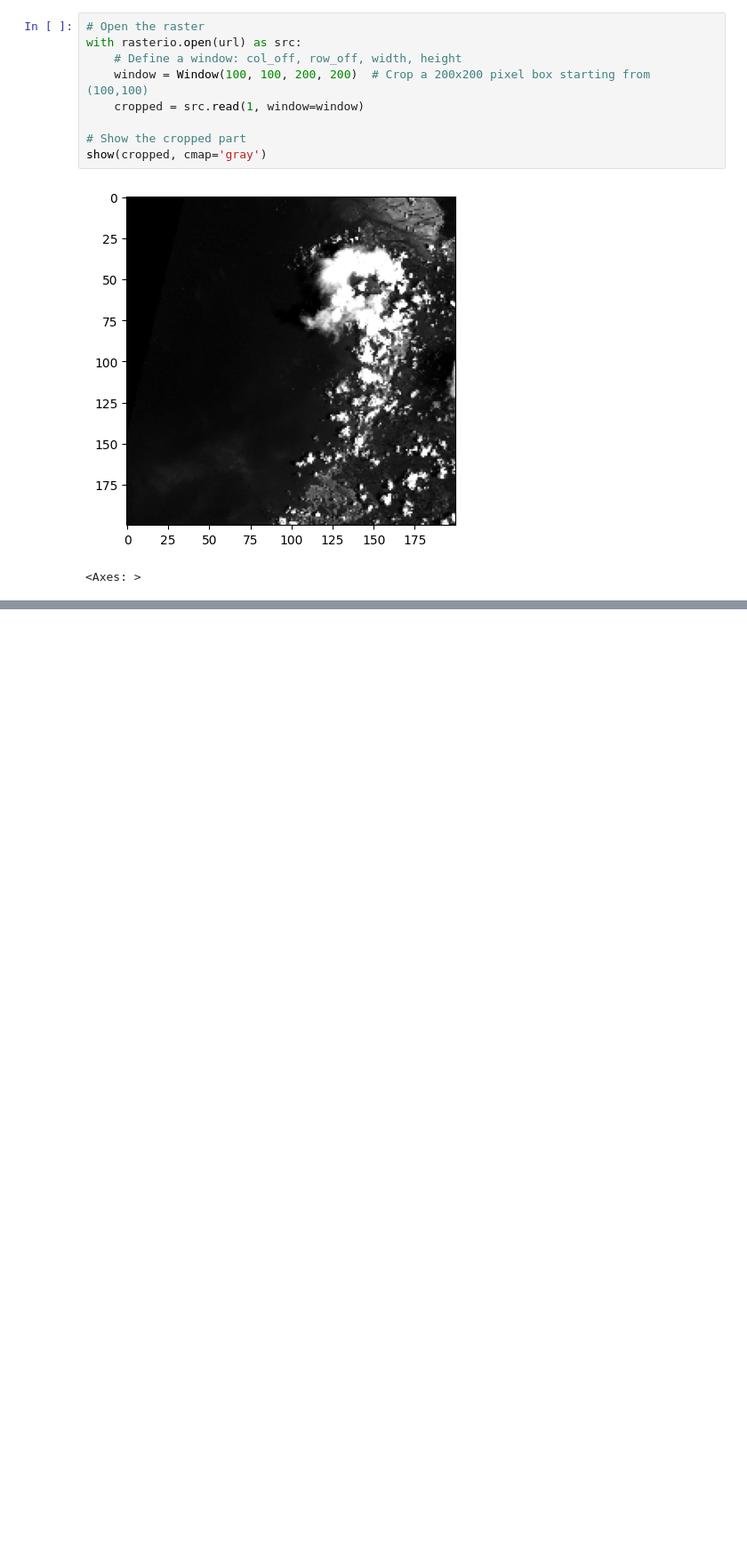
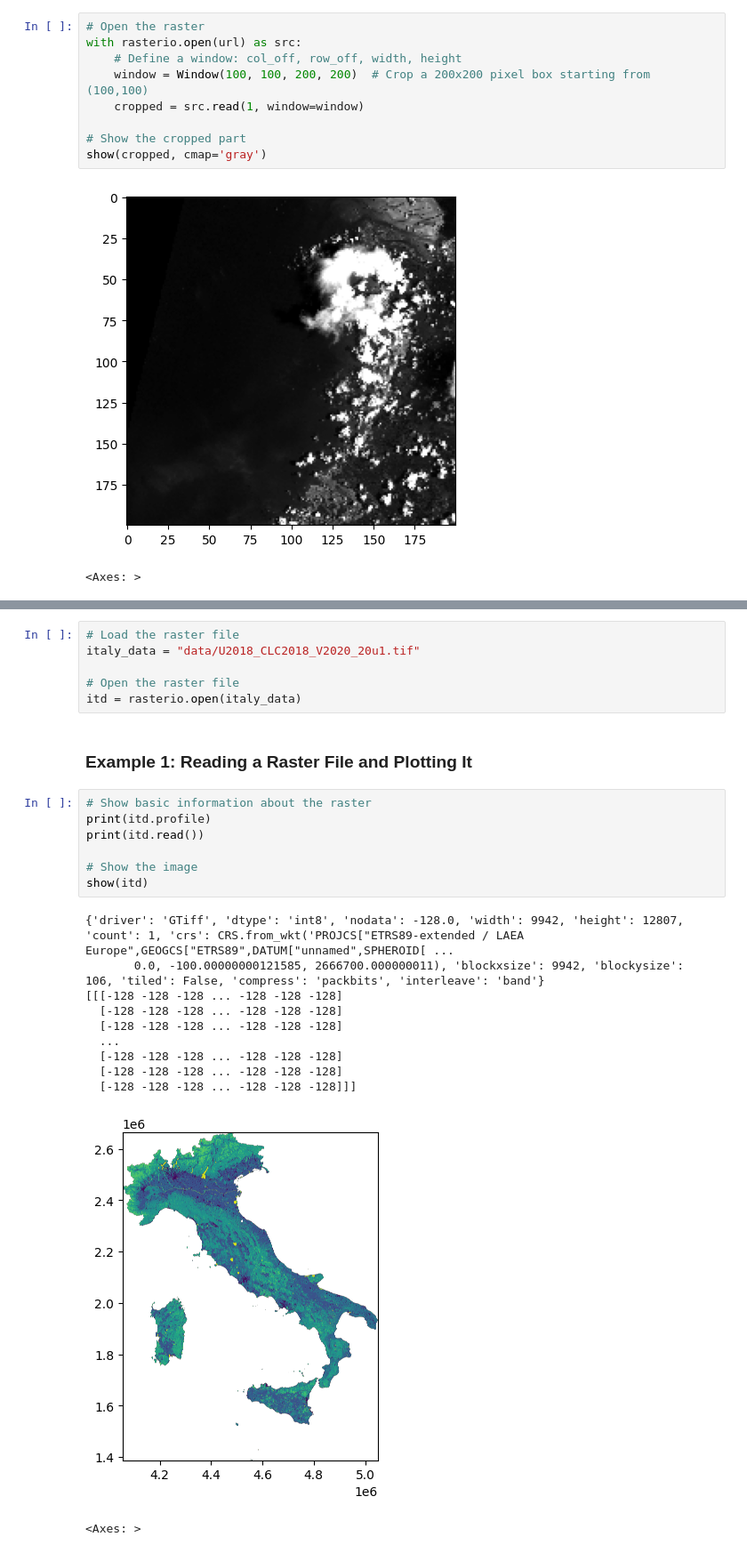
Before and after one commit to dimuzzo/testing-project, a Jupyter notebook: Rasterio/test_number1.ipynb, the cells around one changed output, grey strips where cells are left out. Shown at 89% size. Drawn from its saved outputs; the diff is of its cells as text; blank space fills up the shorter version.

Commit message:
More examples on a .tif file downloaded

```diff
--- a/Rasterio/test_number1.ipynb
+++ b/Rasterio/test_number1.ipynb
@@ -74,0 +80,27 @@ show(cropped, cmap='gray')
+# %%
+# Load the raster file
+italy_data = "data/U2018_CLC2018_V2020_20u1.tif"
+
+# Open the raster file
+itd = rasterio.open(italy_data)
+# %% [markdown]
+### Example 1: Reading a Raster File and Plotting It
+# %%
+# Show basic information about the raster
+print(itd.profile)
+print(itd.read())
+
+# Show the image
+show(itd)
+# %% [output]
+{'driver': 'GTiff', 'dtype': 'int8', 'nodata': -128.0, 'width': 9942, 'height': 12807, 'count': 1, 'crs': CRS.from_wkt('PROJCS["ETRS89-extended / LAEA Europe",GEOGCS["ETRS89",DATUM["unnamed",SPHEROID[ ...
+       0.0, -100.00000000121585, 2666700.000000011), 'blockxsize': 9942, 'blockysize': 106, 'tiled': False, 'compress': 'packbits', 'interleave': 'band'}
+[[[-128 -128 -128 ... -128 -128 -128]
+  [-128 -128 -128 ... -128 -128 -128]
+  [-128 -128 -128 ... -128 -128 -128]
+  ...
+  [-128 -128 -128 ... -128 -128 -128]
+  [-128 -128 -128 ... -128 -128 -128]
+  [-128 -128 -128 ... -128 -128 -128]]]
+[figure, added]
+<Axes: >
```
Also changed, not shown: parts of 14 cells of this notebook.
